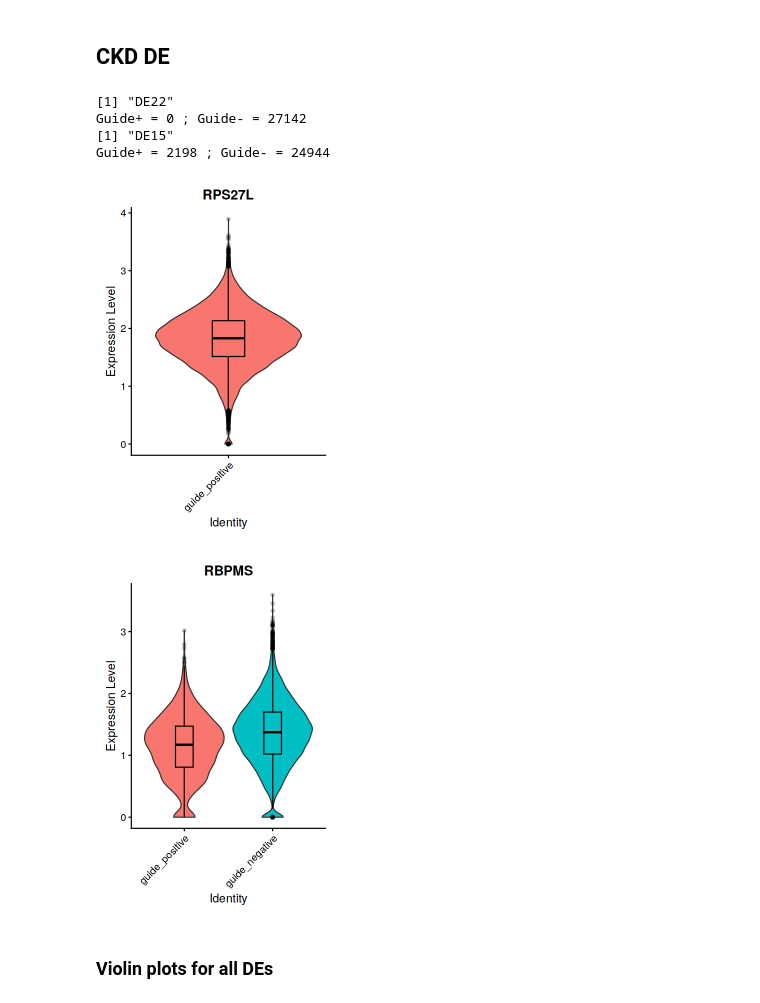
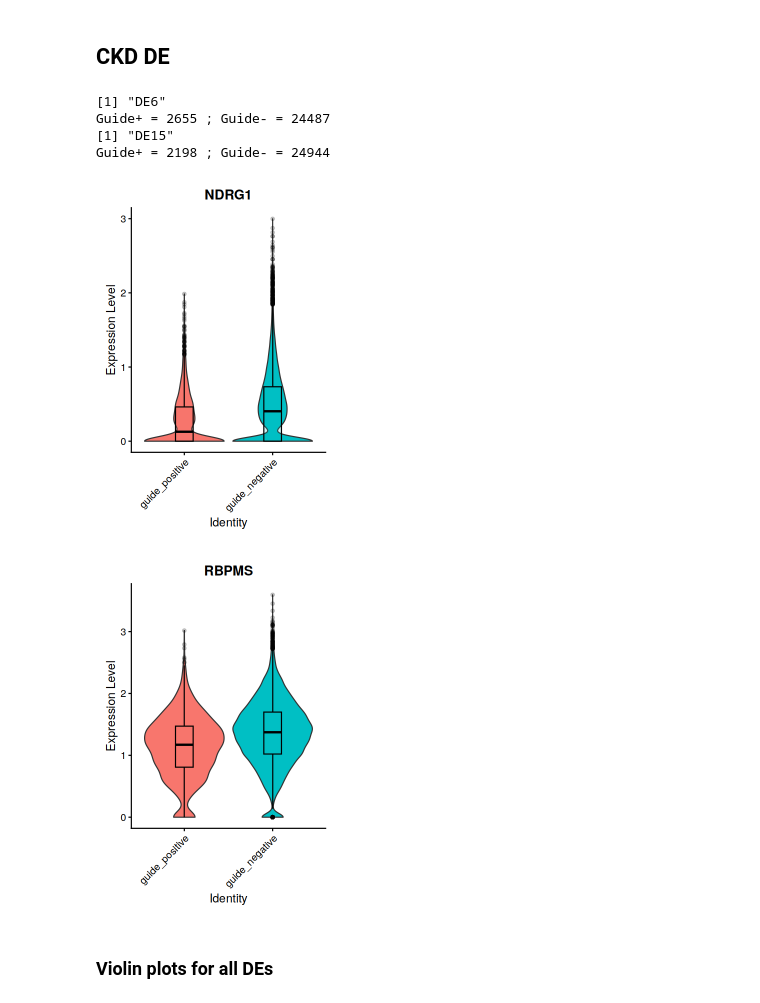
Before and after one commit to ucsf-lgr/ckd-workflow, a Jupyter notebook: secondary/04_DE_by_target_Only_Neigbors.ipynb, the cells around one changed output. Cells and saved outputs as stored; diff of their text form; code cells hidden in the pictures.

```diff
--- a/secondary/04_DE_by_target_Only_Neigbors.ipynb
+++ b/secondary/04_DE_by_target_Only_Neigbors.ipynb
@@ -83,7 +95,3 @@ mark_guide_pos_neg <- function(seurat_obj, perturbed_cells_by_guide, guides, pri
 }
 # %% [markdown]
 ### Load guide df
-# %%
-df_guide = read.table("/home/vsevim/prj/1012-ckd/S2/scripts/library_csv/101_CRISPRa_ref_for_diffex.txt", sep = "\t", header = T, strip.white = T)
-df_guide = read.table("/home/vsevim/prj/1012-ckd/S1/scripts/library_csv/66CRISPRi_ref_for_diffex.txt", sep = "\t", header = T, strip.white = T)
-sample_n(df_guide, 6)
@@ -108,25 +143,26 @@ Validating h5Seurat file
 # %% [markdown]
 Normalize RNA counts by <font color='red'>NormalizeData</font>  before running FindMarkers
 # %%
-seurat_rna = CreateSeuratObject(seurat_combined[['RNA']])
+seurat_rna <- CreateSeuratObject(seurat_combined[["RNA"]])
 seurat_rna <- NormalizeData(seurat_rna)
 seurat_rna@meta.data <- seurat_combined@meta.data
 # %% [markdown]
 ### Load THRESHOLDS.tsv
 # %%
-thr_f_name = paste0(secondary_a_path, "/integrated/THRESHOLDS.tsv")
-df_thresholds = read.table(thr_f_name, header=T, strip.white = T)
-df_thresholds <- df_thresholds %>% pivot_wider(names_from = batch, values_from = threshold)
+thr_f_name <- paste0(secondary_a_path, "/integrated/THRESHOLDS.tsv")
+df_thresholds <- read.table(thr_f_name, header = T, strip.white = T)
+df_thresholds <- df_thresholds %>%
+    pivot_wider(names_from = batch, values_from = threshold)
 df_thresholds <- as.data.frame(df_thresholds)
 # %% [markdown]
 ## Select perturbed/control cells
 Find guide+ (perturbed) and guide- (unperturbed) cells for each guide
 # %%
-libraries = unique(seurat_combined$library)
-seurat_libs = list()
-for(i in seq_along(libraries)){
-    lib = libraries[i]
-    seurat_libs[[i]] = subset(seurat_combined, subset = library == lib)
+libraries <- unique(seurat_combined$library)
+seurat_libs <- list()
+for (i in seq_along(libraries)) {
+    lib <- libraries[i]
+    seurat_libs[[i]] <- subset(seurat_combined, subset = library == lib)
 }
 names(seurat_libs) <- libraries
 # %%
@@ -921,10 +905,10 @@ Guide+ = 2080 ; Guide- = 25062
 # %% [markdown]
 ## CKD DE
 # %%
-target = "DE22"
-regulated_gene = "RPS27L"
+target <- "DE6"
+regulated_gene <- "NDRG1"
 print(target)
-guides = get_guides_by_subclass(df_guide, 'alias', target)
+guides <- get_guides_by_subclass(df_guide, "alias", target)
 seurat_rna <- mark_guide_pos_neg(
     seurat_rna,
     perturbed_cells_by_guide,
@@ -938,44 +922,44 @@ plt1 <- VlnPlot(
     idents = NULL,
     pt.size = 0,
     sort = F,
     ncol = 1,
 ) +
-geom_boxplot(width=0.2, color="black", alpha=0.2) +
-theme(legend.position = 'none', plot.subtitle = element_text(hjust = 0.5))
+    geom_boxplot(width = 0.2, color = "black", alpha = 0.2) +
+    theme(legend.position = "none", plot.subtitle = element_text(hjust = 0.5))
 
 
 
-target = "DE15"
-regulated_gene = "RBPMS"
+target <- "DE15"
+regulated_gene <- "RBPMS"
 print(target)
-guides = get_guides_by_subclass(df_guide, 'alias', target)
+guides <- get_guides_by_subclass(df_guide, "alias", target)
 seurat_rna <- mark_guide_pos_neg(
     seurat_rna,
     perturbed_cells_by_guide,
     guides,
     print_counts = T
 )
 
 plt2 <- VlnPlot(
     object = seurat_rna,
     features = regulated_gene,
     idents = NULL,
     pt.size = 0,
     sort = F,
     ncol = 1,
 ) +
-geom_boxplot(width=0.2, color="black", alpha=0.2) +
-theme(legend.position = 'none', plot.subtitle = element_text(hjust = 0.5))
+    geom_boxplot(width = 0.2, color = "black", alpha = 0.2) +
+    theme(legend.position = "none", plot.subtitle = element_text(hjust = 0.5))
 
-options(repr.plot.width=4, repr.plot.height=6)
+options(repr.plot.width = 4, repr.plot.height = 6)
 print(plt1)
 print(plt2)
 # %% [output]
-[1] "DE22"
-Guide+ = 0 ; Guide- = 27142
+[1] "DE6"
+Guide+ = 2655 ; Guide- = 24487
 [1] "DE15"
 Guide+ = 2198 ; Guide- = 24944
-[figure, old version]
+[figure, new version]
 [figure]
 # %% [markdown]
 ### Violin plots for all DEs
```
Also changed, not shown: parts of 51 cells of this notebook, 8 other files.
